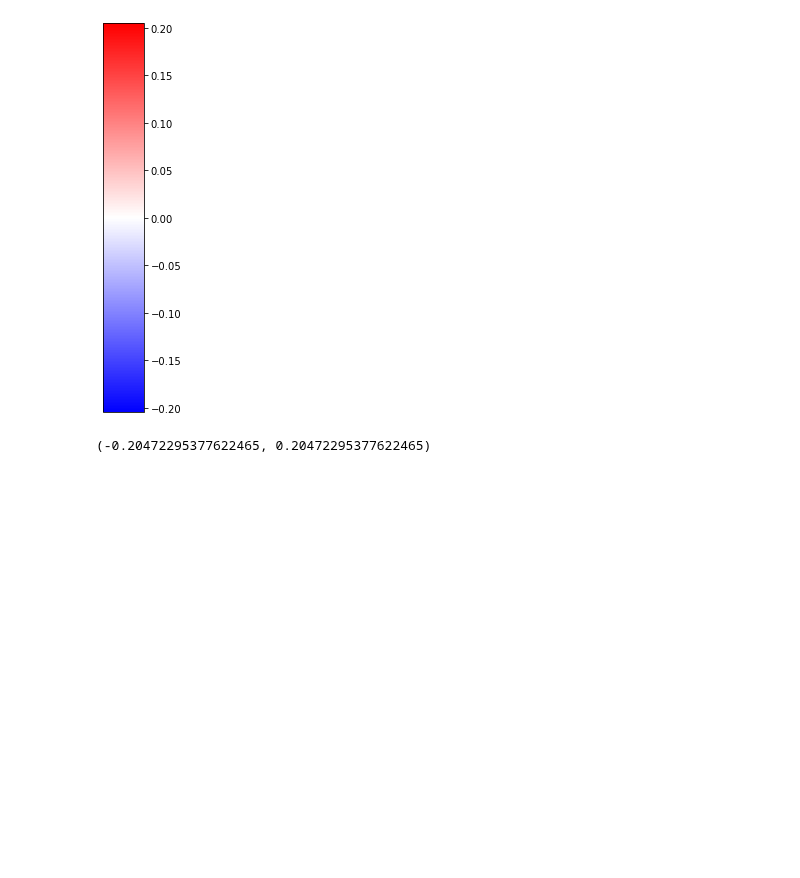
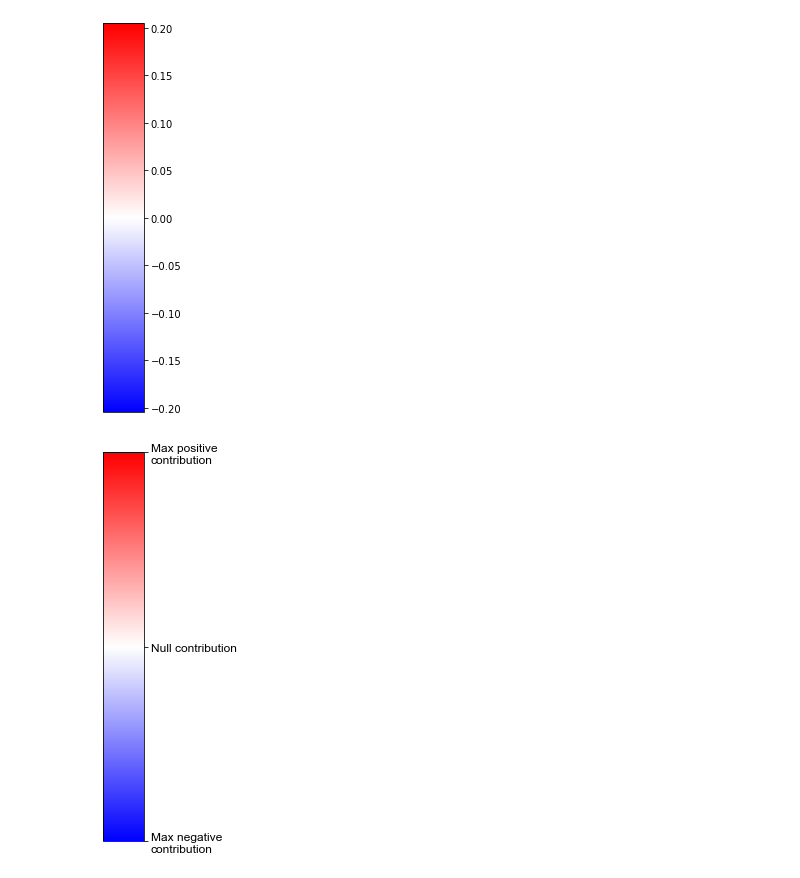
Before and after one commit to AndMastro/EdgeSHAPer, a Jupyter notebook: src/explanations_visualizer.ipynb, the cells around one changed output. Cells and saved outputs as stored; diff of their text form; code cells hidden in the pictures; blank space fills up the shorter version.

```diff
--- a/src/explanations_visualizer.ipynb
+++ b/src/explanations_visualizer.ipynb
@@ -210,6 +210,16 @@ pl.savefig("../color_bars/colorbar_edgeshaper_c1s_train_2.png", dpi = 300, bbox_
 # %% [output]
 [figure]
-# %%
-v_lim
-# %% [output]
-(-0.20472295377622465, 0.20472295377622465)
+# %%
+import matplotlib.pyplot as plt
+import matplotlib as mpl
+
+fig = plt.figure(figsize=(0.7, 9))
+ax = fig.add_axes(([0.1, 0.2, 0.8, 0.6]))
+
+
+cb = mpl.colorbar.ColorbarBase(ax, orientation='vertical',
+                               cmap='bwr')
+plt.yticks([0,0.5, 1],['Max negative\ncontribution', "Null contribution", 'Max positive\ncontribution'])
+plt.savefig('just_colorbar', bbox_inches='tight', dpi=300)
+# %% [output]
+[figure, added]
```
Also changed, not shown: parts of 2 cells of this notebook, 4 other files.
